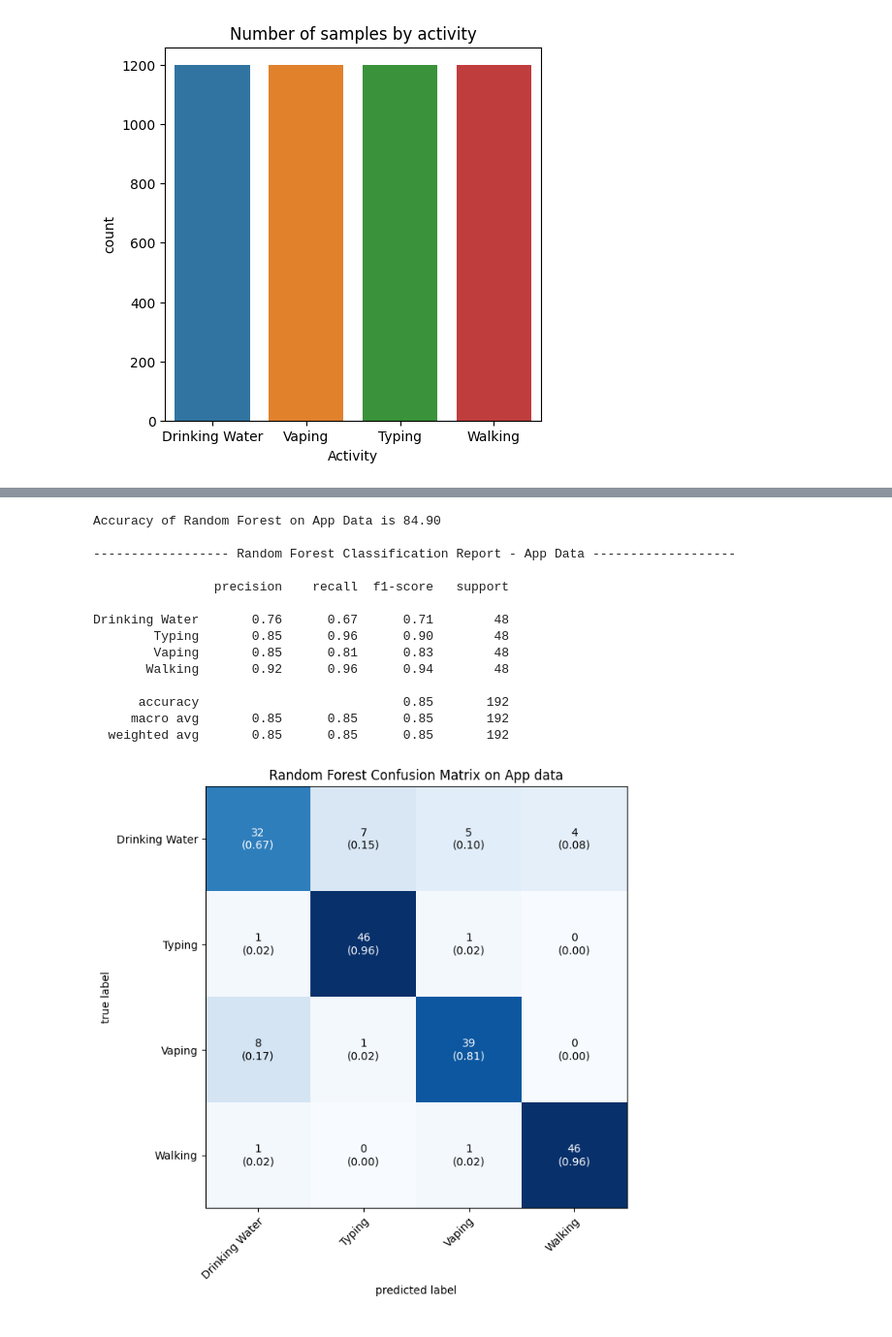
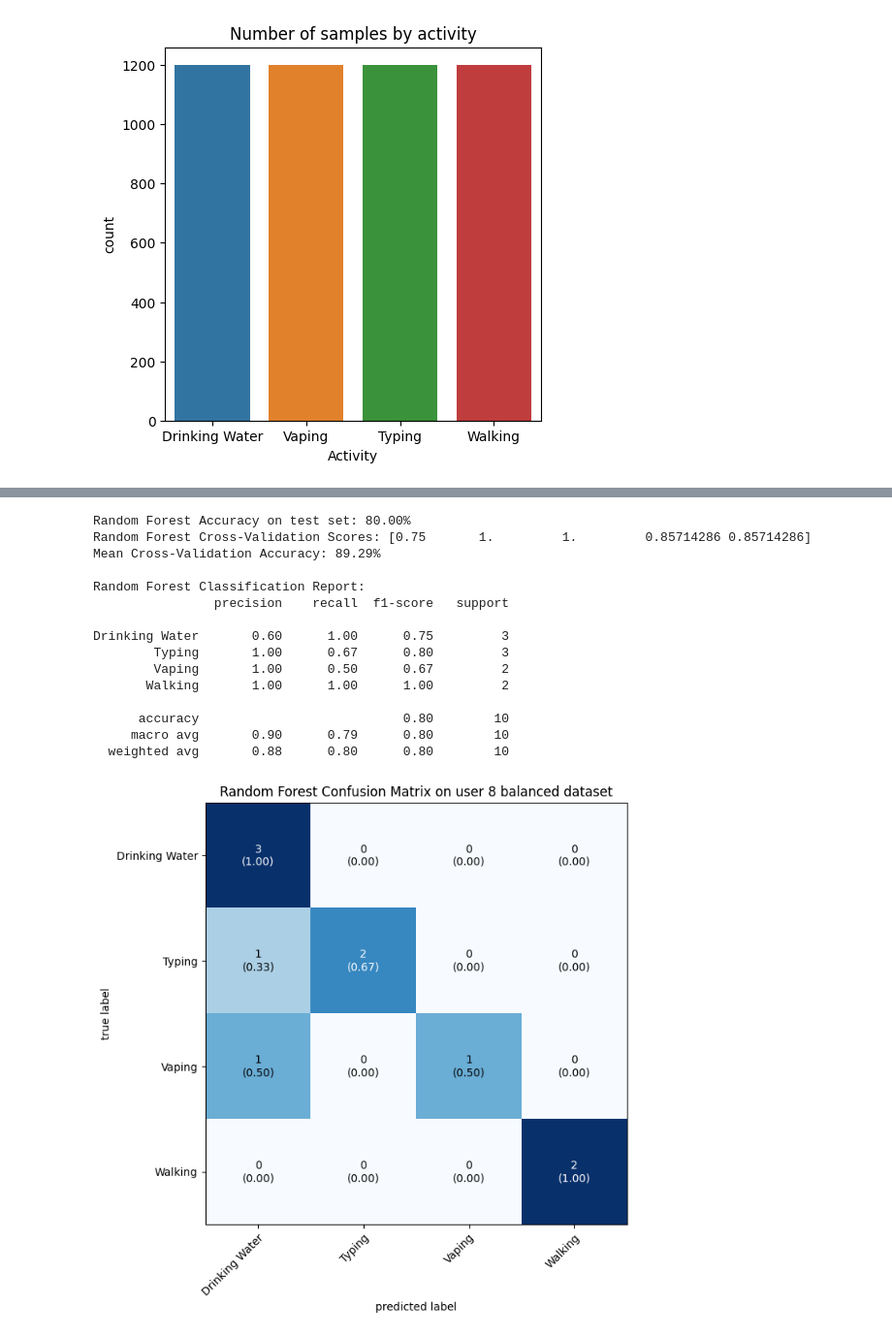
Before and after one commit to io23632/ML_Project, a Jupyter notebook: FeatureEngineeringTutorial/ML_onAppData.ipynb, the cells around one changed output, grey strips where cells are left out. Shown at 97% size. Drawn from its saved outputs; the diff is of its cells as text; code cells hidden in the pictures.

Commit message:
added final report

```diff
--- a/FeatureEngineeringTutorial/ML_onAppData.ipynb
+++ b/FeatureEngineeringTutorial/ML_onAppData.ipynb
@@ -101,7 +102,7 @@ def get_windows(df, window_size, step_size):
     return x_list, y_list, z_list, activity_list
 # %%
 X = pd.DataFrame()
-x_list, y_list, z_list, activity_list = get_windows(balanced_data, 10, 5)
+x_list, y_list, z_list, activity_list = get_windows(balanced_data, 200, 100)
 featured_data = FeatureStat(X, x_list, y_list, z_list)
 X = featured_data.all()
 
@@ -122,5 +123,5 @@ print("Activities ", len(activity_list))
 
 scaler = StandardScaler()
 X_train  = scaler.fit_transform(X_train)
-X_test = scaler.fit_transform(X_test)
+X_test = scaler.transform(X_test)
 # %% [output]
@@ -160,30 +167,36 @@ plt.show()
 # %%
-randomForest = RandomForestClassifier(random_state=521)
+# Random Forest with Cross-Validation
+randomForest = RandomForestClassifier(random_state=41)
+cv_scores_rf = cross_val_score(randomForest, X_train, y_train, cv=skf, scoring='accuracy')
 randomForest.fit(X_train, y_train)
 rF_yPred = randomForest.predict(X_test)
-rF_accuracy = accuracy_score(y_true=y_test, y_pred=rF_yPred)
-print(f'Accuracy of Random Forest on App Data is {rF_accuracy*100:.2f}')
-print("\n------------------ Random Forest Classification Report - App Data -------------------\n")
+rF_accuracy = accuracy_score(y_test, rF_yPred)
+
+print(f"Random Forest Accuracy on test set: {rF_accuracy * 100:.2f}%")
+print("Random Forest Cross-Validation Scores:", cv_scores_rf)
+print(f"Mean Cross-Validation Accuracy: {np.mean(cv_scores_rf) * 100:.2f}%")
+print("\nRandom Forest Classification Report:")
 print(classification_report(y_test, rF_yPred))
 # %% [output]
-Accuracy of Random Forest on App Data is 84.90
+Random Forest Accuracy on test set: 80.00%
+Random Forest Cross-Validation Scores: [0.75       1.         1.         0.85714286 0.85714286]
+Mean Cross-Validation Accuracy: 89.29%
 
------------------- Random Forest Classification Report - App Data -------------------
-
+Random Forest Classification Report:
                 precision    recall  f1-score   support
 
-Drinking Water       0.76      0.67      0.71        48
-        Typing       0.85      0.96      0.90        48
-        Vaping       0.85      0.81      0.83        48
-       Walking       0.92      0.96      0.94        48
+Drinking Water       0.60      1.00      0.75         3
+        Typing       1.00      0.67      0.80         3
+        Vaping       1.00      0.50      0.67         2
+       Walking       1.00      1.00      1.00         2
 
-      accuracy                           0.85       192
-     macro avg       0.85      0.85      0.85       192
-  weighted avg       0.85      0.85      0.85       192
+      accuracy                           0.80        10
+     macro avg       0.90      0.79      0.80        10
+  weighted avg       0.88      0.80      0.80        10
 # %%
 rF_cm = confusion_matrix(y_test, rF_yPred)
 plot_confusion_matrix(rF_cm, class_names=decisionTree.classes_, show_normed=True, figsize=(7,7))
-plt.title("Random Forest Confusion Matrix on App data")
+plt.title("Random Forest Confusion Matrix on user 8 balanced dataset")
 plt.show()
 # %% [output]
-[figure, old version]
+[figure, new version]
```
Also changed, not shown: parts of 5 cells of this notebook, 12 other files.
